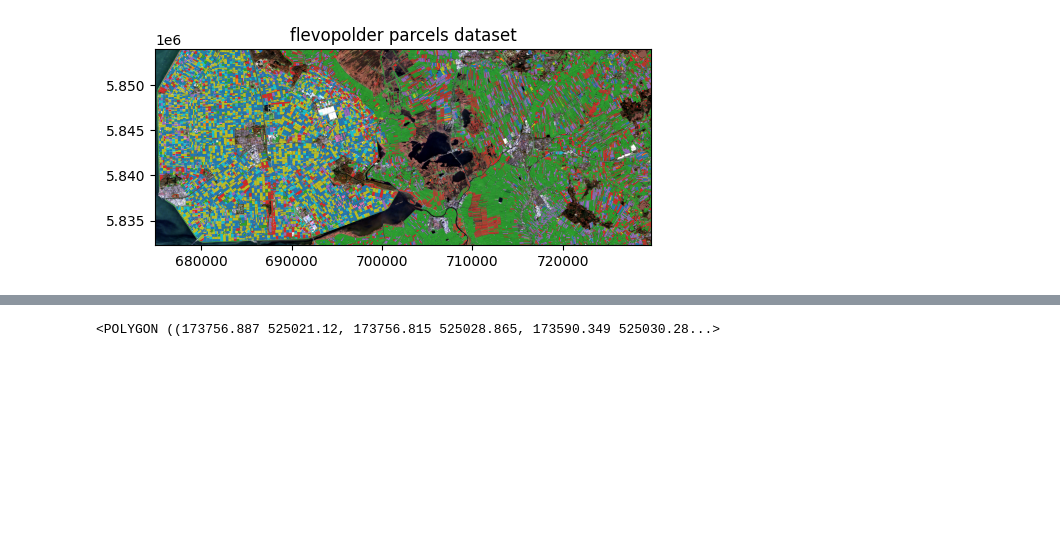
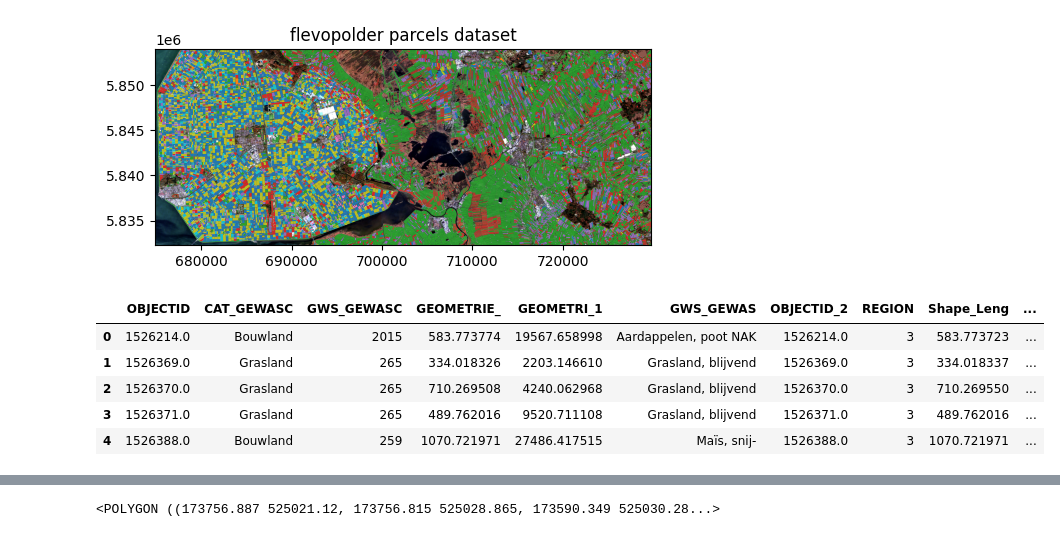
Before and after one commit to TeunDV-WUR/Msc-Thesis-Crop-Type-Mapping, a Jupyter notebook: Code/Database_pre-processing.ipynb, the cells around one changed output, grey strips where cells are left out. Saved outputs shown, nothing was run; the diff lists cells and outputs as text; code cells hidden in the pictures; blank space fills up the shorter version.

```diff
--- a/Code/Database_pre-processing.ipynb
+++ b/Code/Database_pre-processing.ipynb
@@ -100,6 +100,15 @@ ax.set_title("flevopolder parcels dataset")
 # %% [output]
 Text(0.5, 1.0, 'flevopolder parcels dataset')
 [figure]
+# %%
+parcels.head()
+# %% [output]
+|  | OBJECTID | CAT_GEWASC | GWS_GEWASC | GEOMETRIE_ | GEOMETRI_1 | GWS_GEWAS | OBJECTID_2 | REGION | Shape_Leng | ... |
+| 0 | 1526214.0 | Bouwland | 2015 | 583.773774 | 19567.658998 | Aardappelen, poot NAK | 1526214.0 | 3 | 583.773723 | ... |
+| 1 | 1526369.0 | Grasland | 265 | 334.018326 | 2203.146610 | Grasland, blijvend | 1526369.0 | 3 | 334.018337 | ... |
+| 2 | 1526370.0 | Grasland | 265 | 710.269508 | 4240.062968 | Grasland, blijvend | 1526370.0 | 3 | 710.269550 | ... |
+| 3 | 1526371.0 | Grasland | 265 | 489.762016 | 9520.711108 | Grasland, blijvend | 1526371.0 | 3 | 489.762016 | ... |
+| 4 | 1526388.0 | Bouwland | 259 | 1070.721971 | 27486.417515 | Maïs, snij- | 1526388.0 | 3 | 1070.721971 | ... |
 # %%
 #reclass parcels to 9 classes
 classlist = []
```
Also changed, not shown: parts of 9 cells of this notebook, 2 other files.
